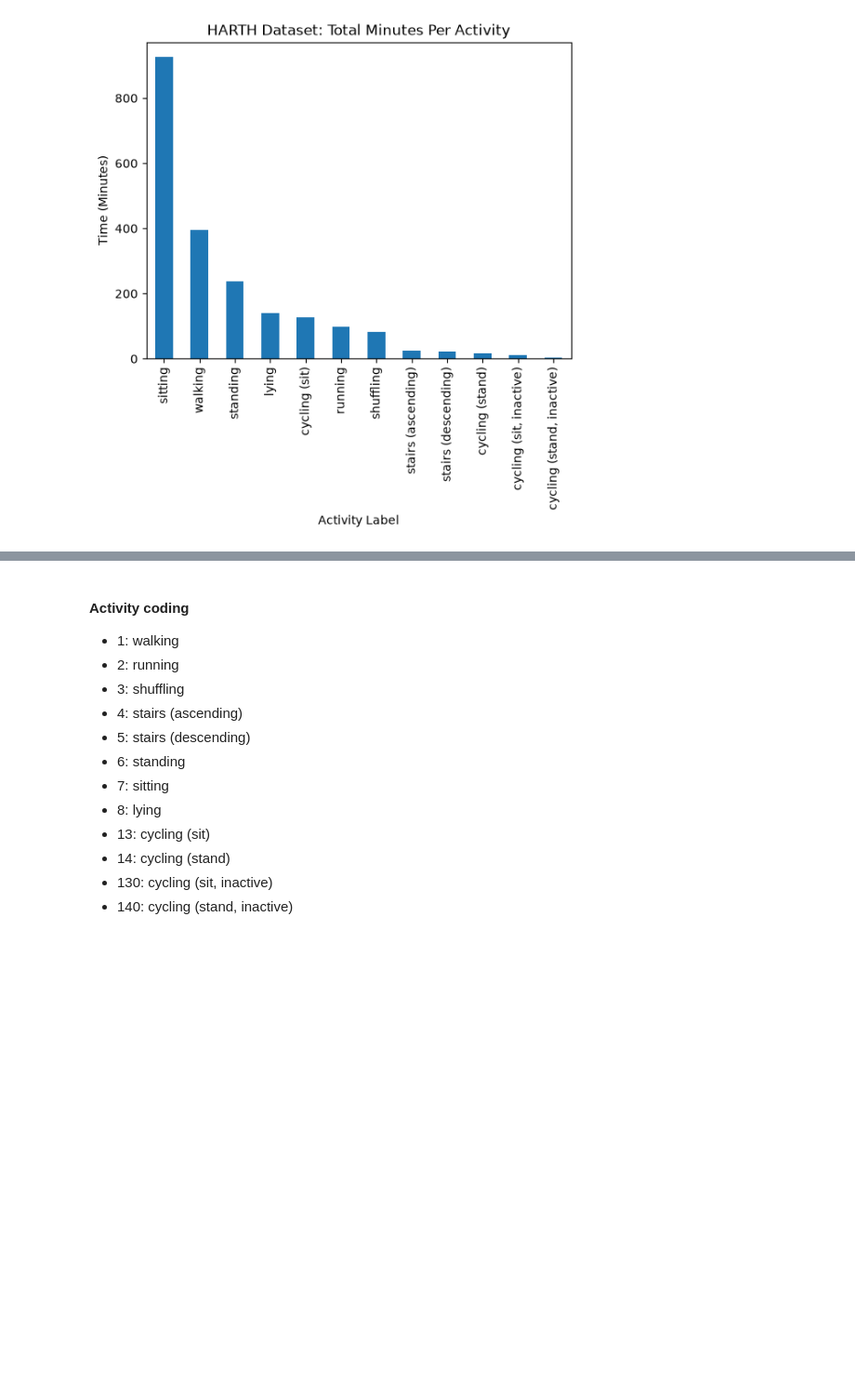
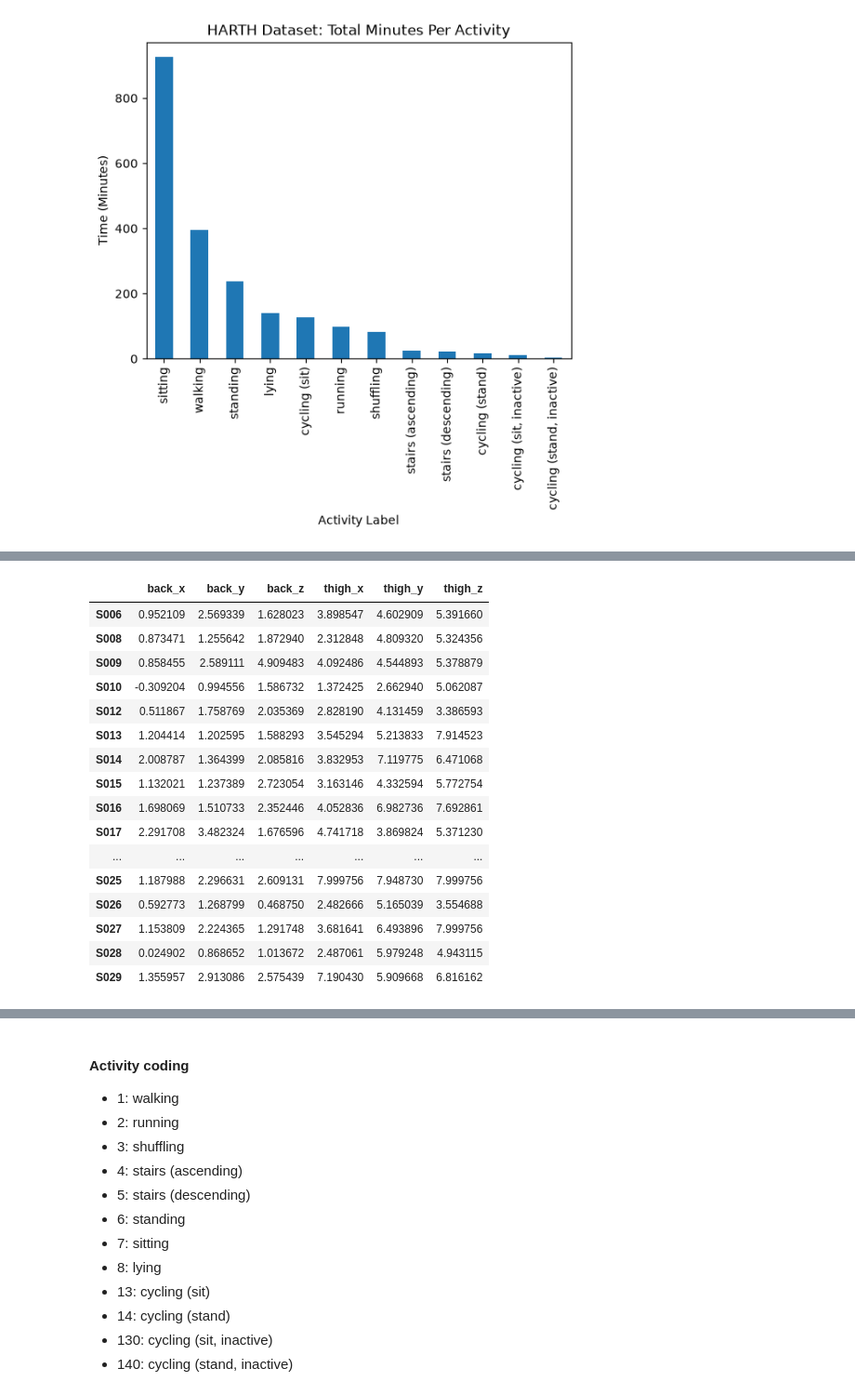
Before and after one commit to sarabartolo/harth-free-living-activity-recognition, a Jupyter notebook: notebooks/01_data_inspection.ipynb, the cells around one changed output, grey strips where cells are left out. Shown at 93% size. Cells and saved outputs as stored; diff of their text form; code cells hidden in the pictures; blank space fills up the shorter version.

```diff
--- a/notebooks/01_data_inspection.ipynb
+++ b/notebooks/01_data_inspection.ipynb
@@ -298,0 +340,22 @@ plt.show()
+# %%
+# Table of maximum values of accelerometers
+axis_max_values = pd.DataFrame(axis_max).T
+axis_max_values
+# %% [output]
+|  | back_x | back_y | back_z | thigh_x | thigh_y | thigh_z |
+| S006 | 0.952109 | 2.569339 | 1.628023 | 3.898547 | 4.602909 | 5.391660 |
+| S008 | 0.873471 | 1.255642 | 1.872940 | 2.312848 | 4.809320 | 5.324356 |
+| S009 | 0.858455 | 2.589111 | 4.909483 | 4.092486 | 4.544893 | 5.378879 |
+| S010 | -0.309204 | 0.994556 | 1.586732 | 1.372425 | 2.662940 | 5.062087 |
+| S012 | 0.511867 | 1.758769 | 2.035369 | 2.828190 | 4.131459 | 3.386593 |
+| S013 | 1.204414 | 1.202595 | 1.588293 | 3.545294 | 5.213833 | 7.914523 |
+| S014 | 2.008787 | 1.364399 | 2.085816 | 3.832953 | 7.119775 | 6.471068 |
+| S015 | 1.132021 | 1.237389 | 2.723054 | 3.163146 | 4.332594 | 5.772754 |
+| S016 | 1.698069 | 1.510733 | 2.352446 | 4.052836 | 6.982736 | 7.692861 |
+| S017 | 2.291708 | 3.482324 | 1.676596 | 4.741718 | 3.869824 | 5.371230 |
+| ... | ... | ... | ... | ... | ... | ... |
+| S025 | 1.187988 | 2.296631 | 2.609131 | 7.999756 | 7.948730 | 7.999756 |
+| S026 | 0.592773 | 1.268799 | 0.468750 | 2.482666 | 5.165039 | 3.554688 |
+| S027 | 1.153809 | 2.224365 | 1.291748 | 3.681641 | 6.493896 | 7.999756 |
+| S028 | 0.024902 | 0.868652 | 1.013672 | 2.487061 | 5.979248 | 4.943115 |
+| S029 | 1.355957 | 2.913086 | 2.575439 | 7.190430 | 5.909668 | 6.816162 |
```
Also changed, not shown: parts of 8 cells of this notebook.
